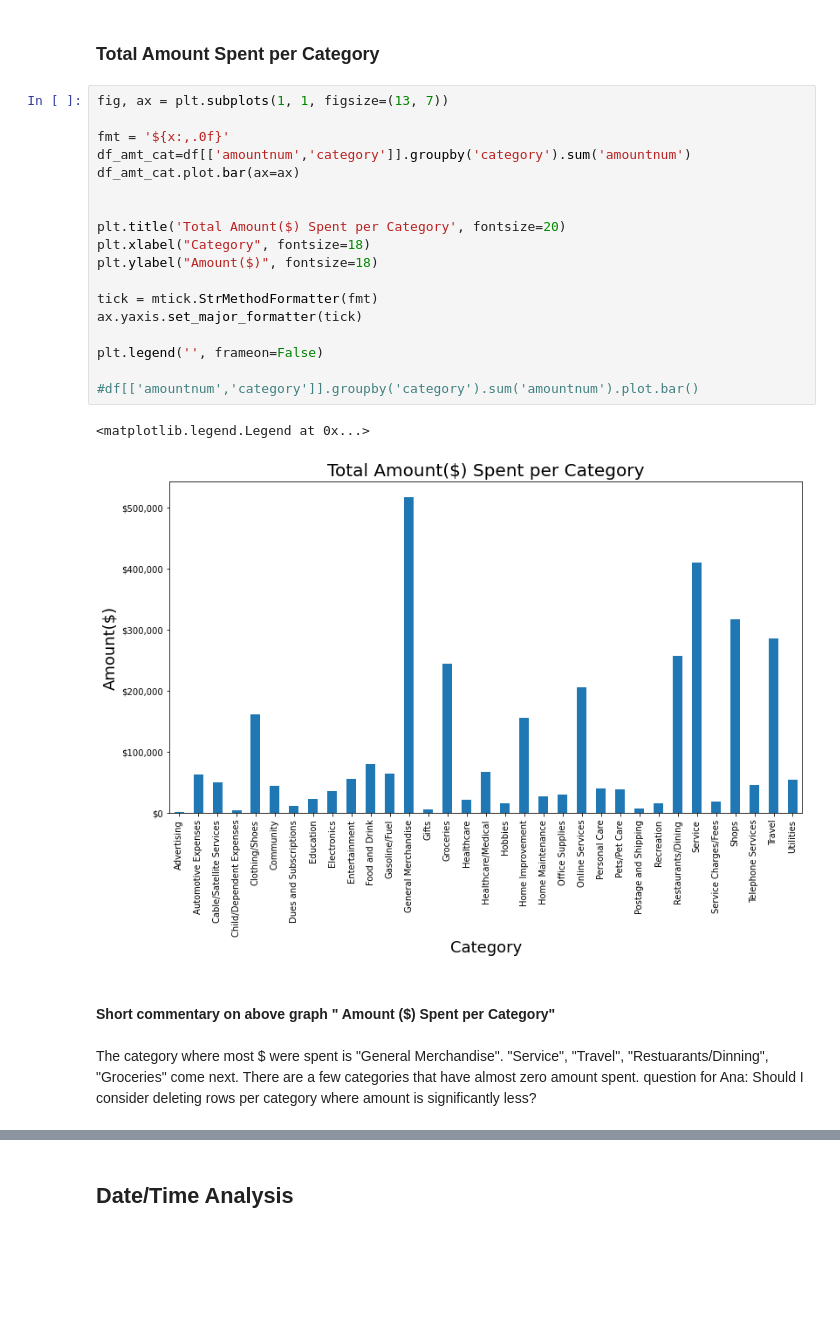
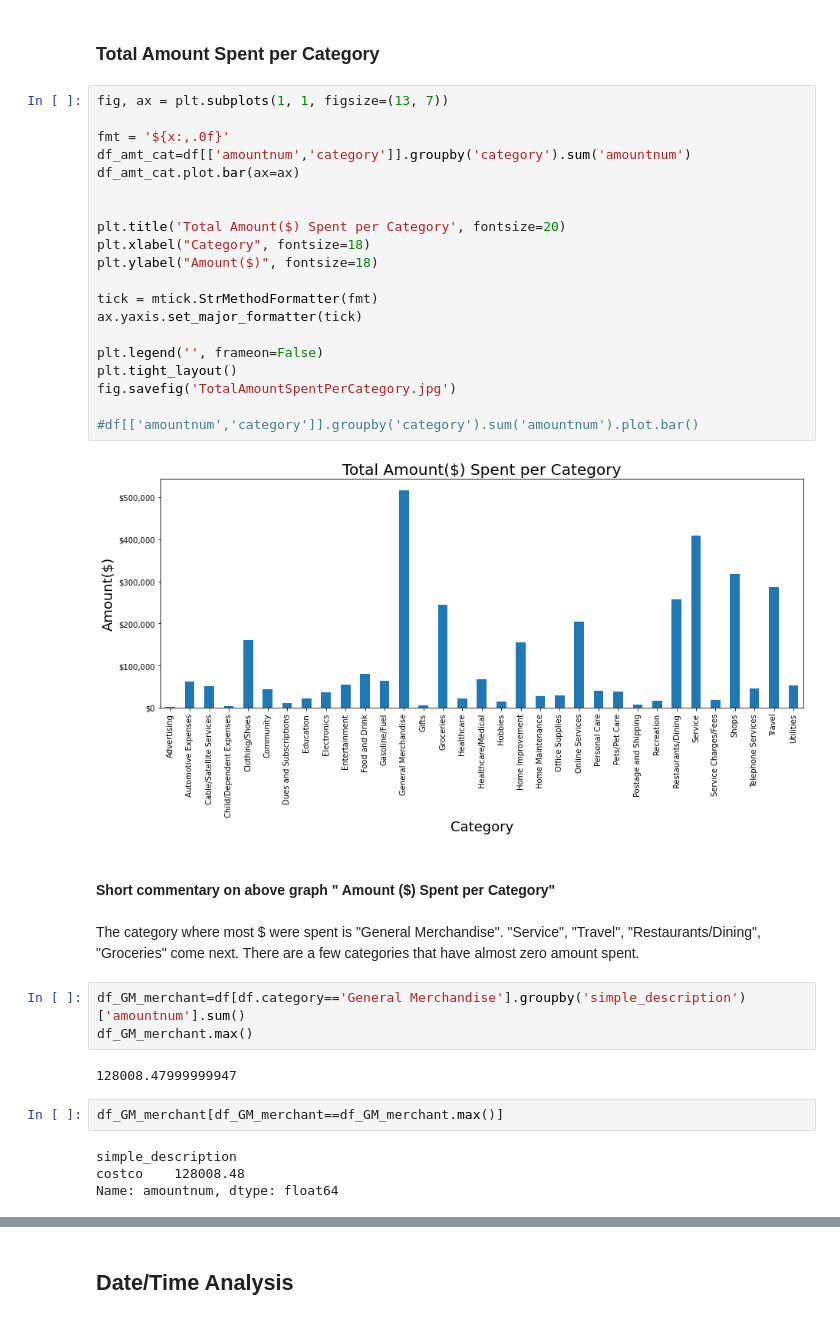
Before and after one commit to fariha23/recommendation_system_creditcard, a Jupyter notebook: notebooks/EDA.ipynb, the cells around one changed output, grey strips where cells are left out. Saved outputs shown, nothing was run; the diff lists cells and outputs as text; blank space fills up the shorter version.

```diff
--- a/notebooks/EDA.ipynb
+++ b/notebooks/EDA.ipynb
@@ -461,28 +442,39 @@ Followed by "General Merchandise", "Shops", "Groceries", "Service", "Travel". Th
 # %%
 fig, ax = plt.subplots(1, 1, figsize=(13, 7))
 
 fmt = '${x:,.0f}'
 df_amt_cat=df[['amountnum','category']].groupby('category').sum('amountnum')
 df_amt_cat.plot.bar(ax=ax)
 
 
 plt.title('Total Amount($) Spent per Category', fontsize=20)
 plt.xlabel("Category", fontsize=18)
 plt.ylabel("Amount($)", fontsize=18)
 
 tick = mtick.StrMethodFormatter(fmt)
 ax.yaxis.set_major_formatter(tick)
 
 plt.legend('', frameon=False)
+plt.tight_layout()
+fig.savefig('TotalAmountSpentPerCategory.jpg')
 
 #df[['amountnum','category']].groupby('category').sum('amountnum').plot.bar()
 # %% [output]
-<matplotlib.legend.Legend at 0x...>
-[figure, old version]
+[figure, new version]
 # %% [markdown]
 #### Short commentary on above graph " Amount (\$\) Spent per Category"
 # %% [markdown]
 The category where most $ were spent is "General Merchandise". "Service", "Travel",
-"Restuarants/Dinning", "Groceries" come next.
+"Restaurants/Dining", "Groceries" come next.
 There are a few categories that have almost zero amount spent.
-question for Ana: Should I consider deleting rows per category where amount is significantly less?
+# %%
+df_GM_merchant=df[df.category=='General Merchandise'].groupby('simple_description')['amountnum'].sum()
+df_GM_merchant.max()
+# %% [output]
+128008.47999999947
+# %%
+df_GM_merchant[df_GM_merchant==df_GM_merchant.max()]
+# %% [output]
+simple_description
+costco    128008.48
+Name: amountnum, dtype: float64
```
Also changed, not shown: parts of 30 cells of this notebook.
